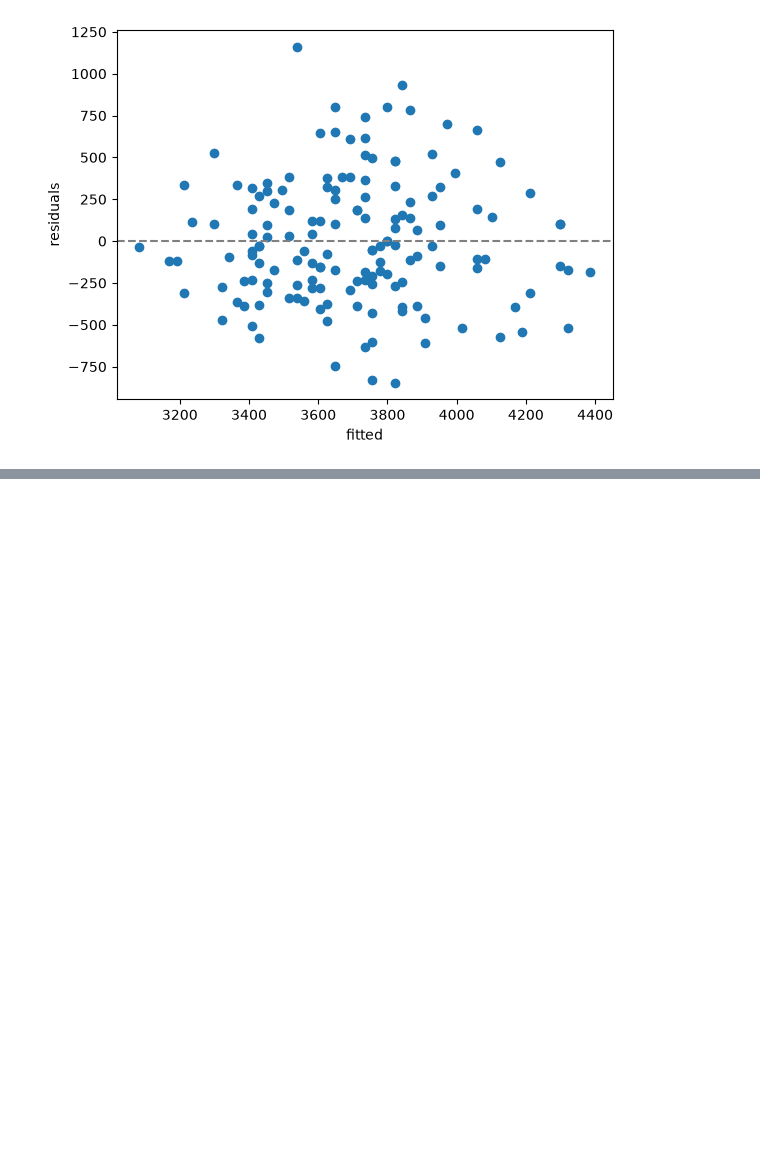
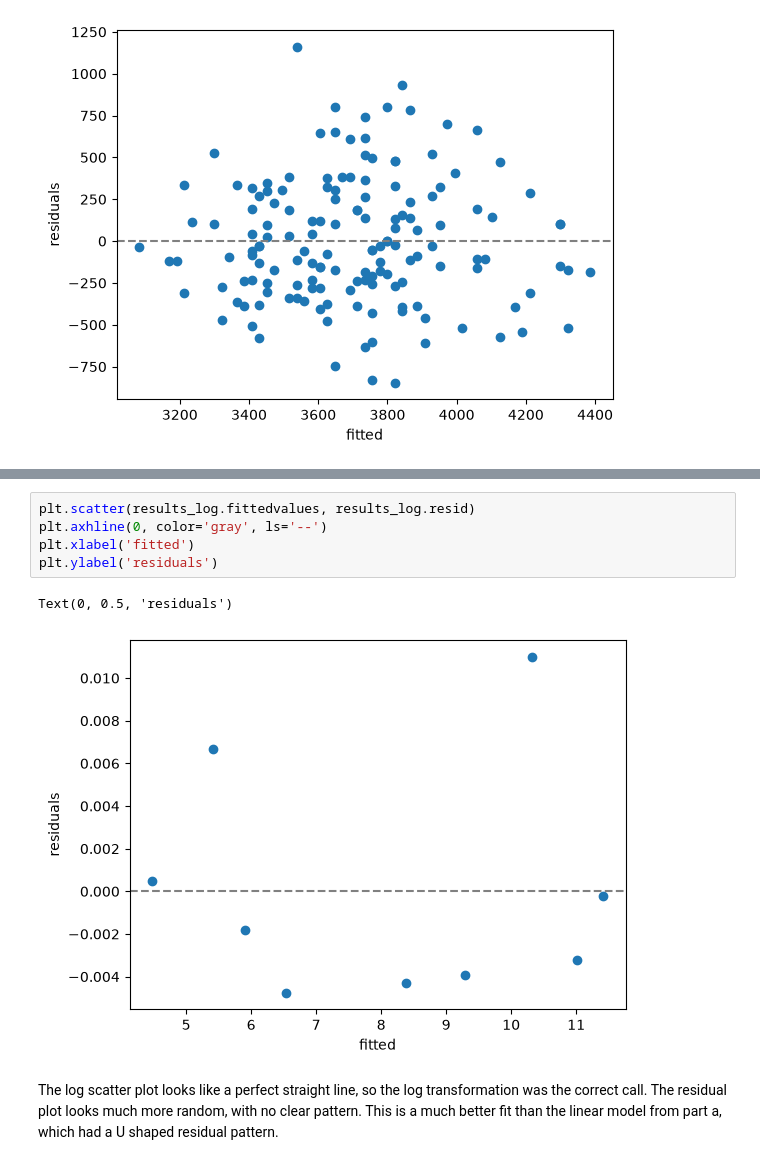
Before and after one commit to Conor1123/DS-6021, a Jupyter notebook: Lab-2/runner.ipynb, the cells around one changed output, grey strips where cells are left out. Cells and saved outputs as stored; diff of their text form; blank space fills up the shorter version.

```diff
--- a/Lab-2/runner.ipynb
+++ b/Lab-2/runner.ipynb
@@ -291,0 +412,10 @@ Text(0, 0.5, 'residuals')
+# %%
+plt.scatter(results_log.fittedvalues, results_log.resid)
+plt.axhline(0, color='gray', ls='--')
+plt.xlabel('fitted')
+plt.ylabel('residuals')
+# %% [output]
+Text(0, 0.5, 'residuals')
+[figure, added]
+# %% [markdown]
+The log scatter plot looks like a perfect straight line, so the log transformation was the correct call. The residual plot looks much more random, with no clear pattern. This is a much better fit than the linear model from part a, which had a U shaped residual pattern.
```
Also changed, not shown: parts of 29 cells of this notebook.
